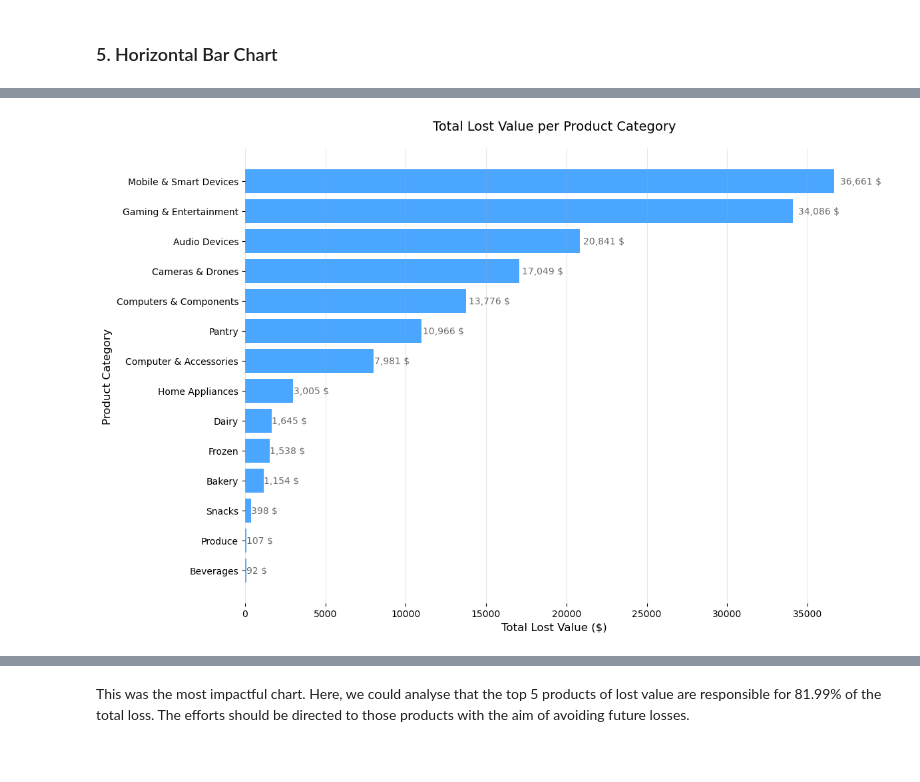
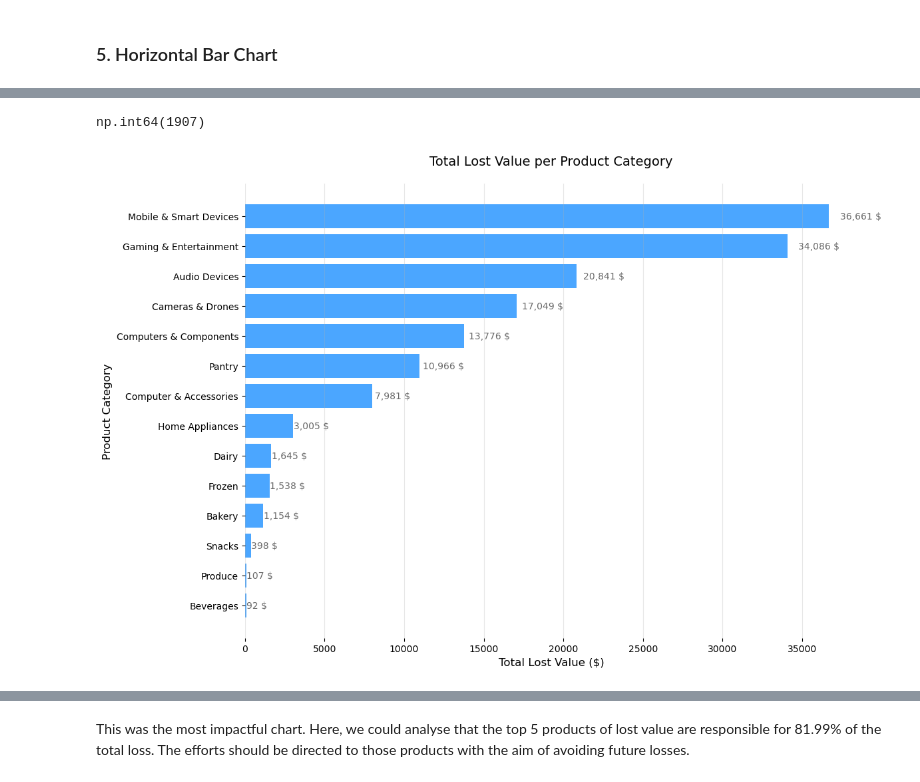
Before and after one commit to Edcysne/Walmart-Project, a Jupyter notebook: first_data_analysis.ipynb, the cells around one changed output, grey strips where cells are left out. Saved outputs shown, nothing was run; the diff lists cells and outputs as text; code cells hidden in the pictures.

```diff
--- a/first_data_analysis.ipynb
+++ b/first_data_analysis.ipynb
@@ -1272,3 +1286,7 @@ With this chart, we can have a good insight. The 3 biggest "peaks" of total loss
+# %%
+df_nodup['items_missing'].sum()
+# %% [output]
+np.int64(1907)
 # %%
 # Horizontal Bar Chart – Total Lost per Product Category
 
@@ -1281,33 +1299,33 @@ category_loss = df_nodup[
 # Group and sum total lost per category
 category_loss = (
     category_loss.groupby('missing_product_category')['total_lost_value']
     .sum()
     .sort_values(ascending=True)  # ascending for better horizontal layout
 )
 
 # Create the figure
 fig, ax = plt.subplots(figsize=(12, 8))
 
 # Plot horizontal bars
 bars = ax.barh(category_loss.index, category_loss.values, color='dodgerblue', alpha=0.8)
 
 # Title and labels
 ax.set_title('Total Lost Value per Product Category', fontsize=14, pad=20)
 ax.set_xlabel('Total Lost Value ($)', fontsize=12)
 ax.set_ylabel('Product Category', fontsize=12)
 
 # Add value labels to bars
 for bar in bars:
     width = bar.get_width()
-    ax.text(width + (width * 0.01),              # slight offset to the right
+    ax.text(width + (width * 0.02),              # slight offset to the right
             bar.get_y() + bar.get_height()/2,    # centered vertically
             f'{width:,.0f} $',
-            va='center', ha='left', fontsize=10, color='dimgray')
+            va='center', ha='left', fontsize=10, color='dimgray', )
 
 # Style
 ax.grid(True, axis='x', alpha=0.3, linestyle='-')
 sns.despine(left=True, bottom=True)
 plt.tight_layout()
 plt.show()
 # %% [output]
-[figure, old version]
+[figure, new version]
```
Also changed, not shown: parts of 8 cells of this notebook.
